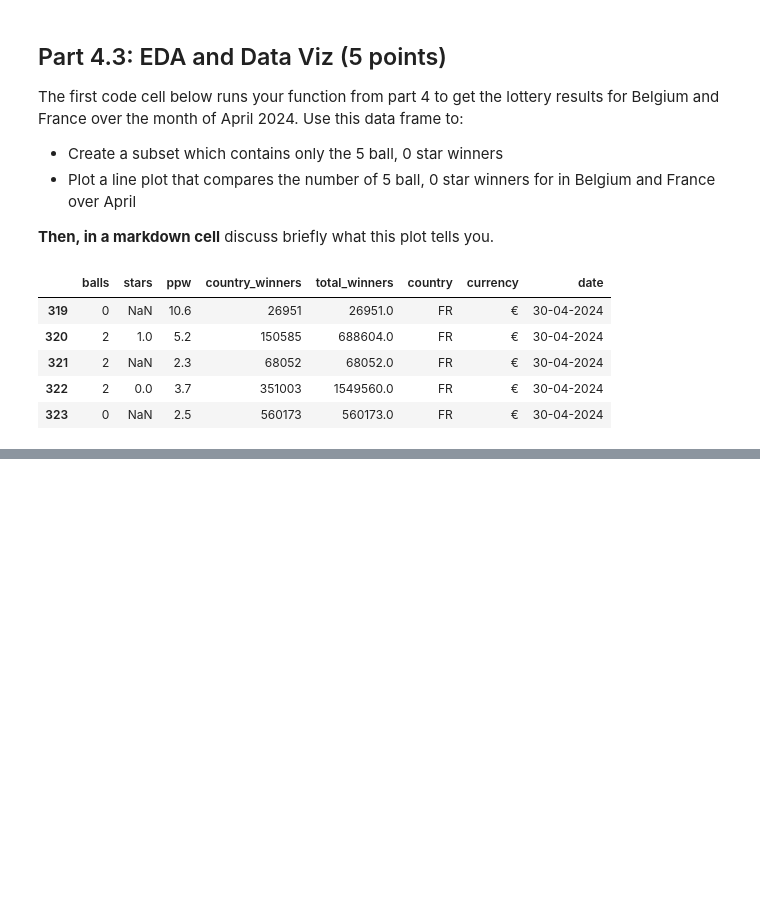
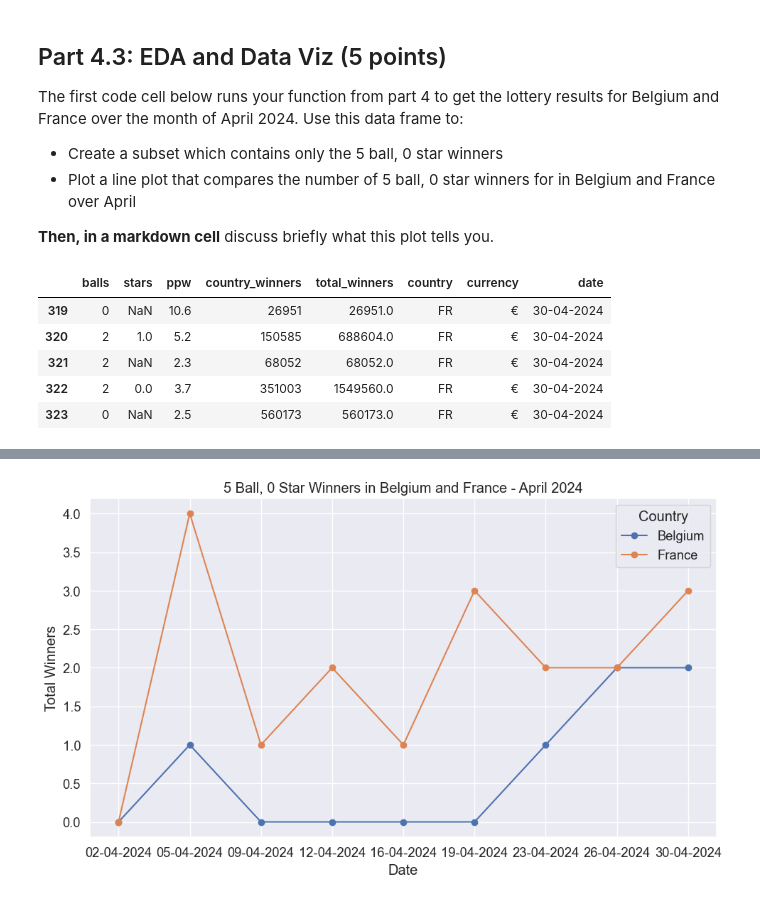
Before and after one commit to DiegoCico/DS3000, a Jupyter notebook: Week3/HW2.ipynb, the cells around one changed output, grey strips where cells are left out. Drawn from its saved outputs; the diff is of its cells as text; code cells hidden in the pictures; blank space fills up the shorter version.

```diff
--- a/Week3/HW2.ipynb
+++ b/Week3/HW2.ipynb
@@ -1248,0 +1276,19 @@ KeyError: 'balls'
+# %%
+filtered_winners = combined_df[(combined_df['balls'] == 5) & (combined_df['stars'] == 0)]
+# %%
+# Group by date and country and sum the number of winners
+grouped_winners = filtered_winners.groupby(['date', 'country'])['country_winners'].sum().unstack()
+
+plt.figure(figsize=(10, 6))
+plt.plot(grouped_winners.index, grouped_winners['BE'], label='Belgium', marker='o')
+plt.plot(grouped_winners.index, grouped_winners['FR'], label='France', marker='o')
+plt.title('5 Ball, 0 Star Winners in Belgium and France - April 2024')
+plt.xlabel('Date')
+plt.ylabel('Total Winners')
+plt.legend(title='Country')
+plt.grid(True)
+plt.tight_layout()
+
+plt.show()
+# %% [output]
+[figure, added]
```
Also changed, not shown: parts of 9 cells of this notebook, 1 other file.
